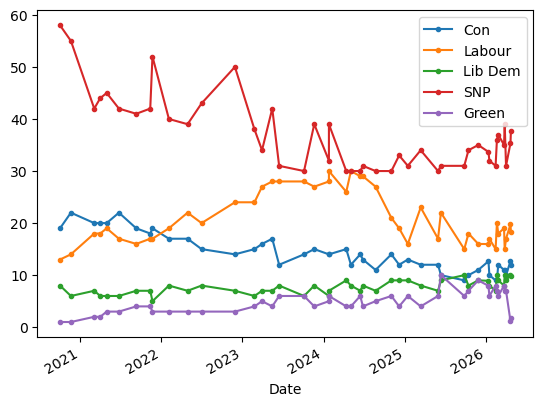
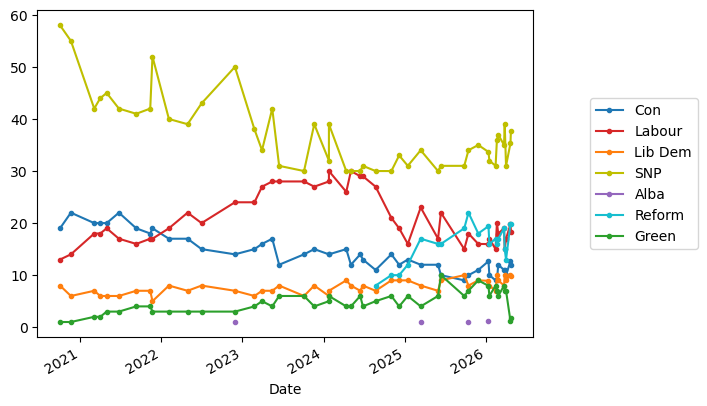
Unified diff of the notebook cell whose output changed from the first chart to the second:
--- before
+++ after
@@ -3,4 +3,5 @@
  .drop(columns='Sample')
  #.SNP
- .plot(marker='.')#,colors={'Con':'tab10-blue'})
+ .plot(marker='.',color=party_colours)
+ .legend(loc='center left',bbox_to_anchor=(1.1, 0.5))
 )

Commit: define colours according to party branding